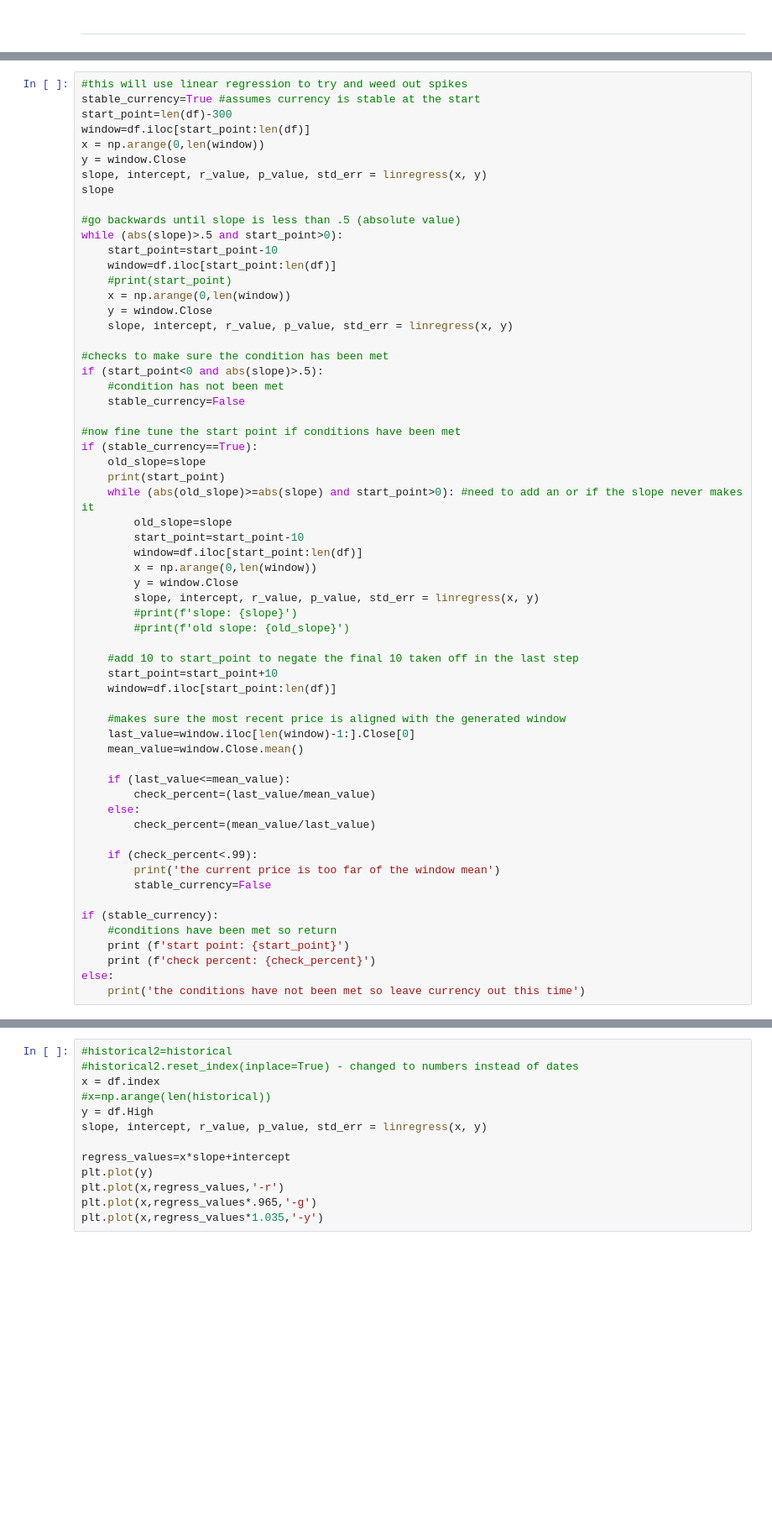
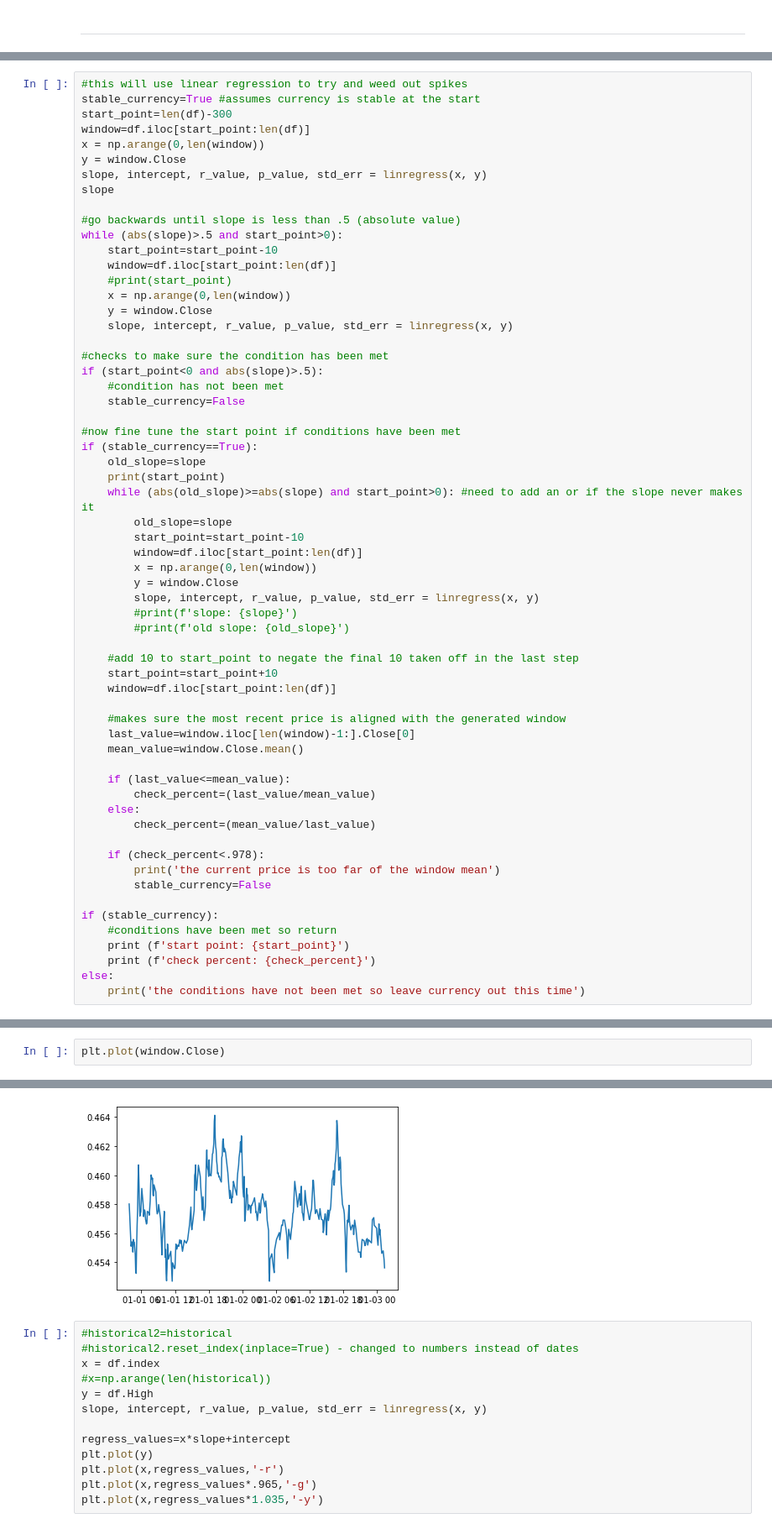
Before and after one commit to julia-claira/crypto, a Jupyter notebook: historical_data.ipynb, the cells around one changed output, grey strips where cells are left out. Shown at 84% size. Drawn from its saved outputs; the diff is of its cells as text; blank space fills up the shorter version.

```diff
--- a/historical_data.ipynb
+++ b/historical_data.ipynb
@@ -260,7 +301,7 @@ if (stable_currency==True):
     else:
         check_percent=(mean_value/last_value)
 
-    if (check_percent<.99):
+    if (check_percent<.978):
         print('the current price is too far of the window mean')
         stable_currency=False
 
@@ -313 +373,4 @@ current ticker: 0.45537
 KeyboardInterrupt:
+# %%
+plt.plot(window.Close)
+# %% [output]
@@ -314,3 +378,4 @@ KeyboardInterrupt:
+[figure, added]
 # %%
 #historical2=historical
 #historical2.reset_index(inplace=True) - changed to numbers instead of dates
```
Also changed, not shown: parts of 15 cells of this notebook.
